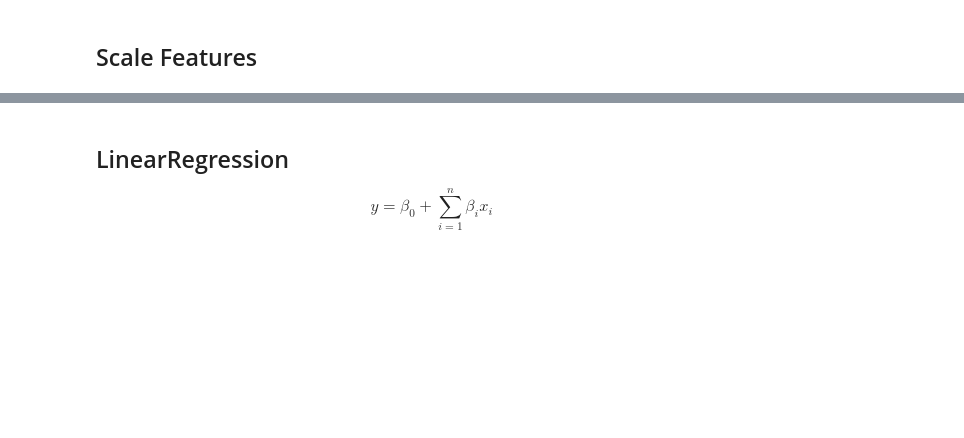
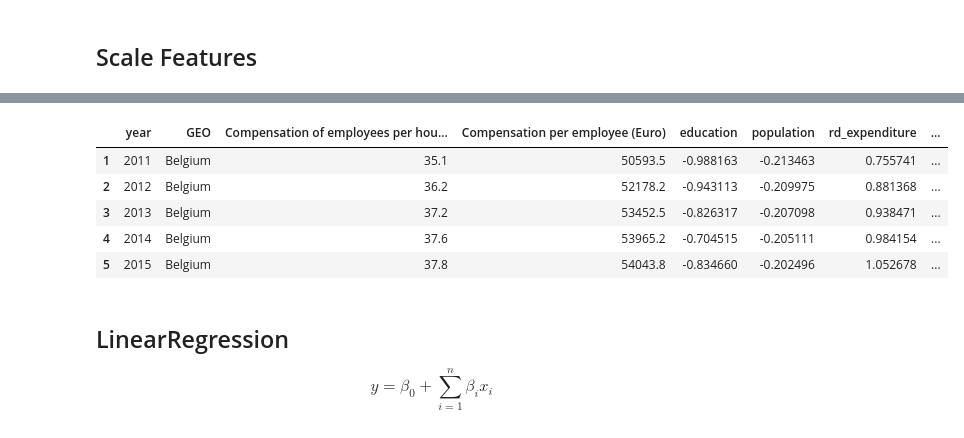
Before and after one commit to ADS-Group-15/eu-productivity-modeling, a Jupyter notebook: notebooks/models.ipynb, the cells around one changed output, grey strips where cells are left out. Saved outputs shown, nothing was run; the diff lists cells and outputs as text; code cells hidden in the pictures; blank space fills up the shorter version.

```diff
--- a/notebooks/models.ipynb
+++ b/notebooks/models.ipynb
@@ -47,3 +54,21 @@ df[['per_hour_worked', 'per_employee', 'education', 'population', 'rd_expenditur
+# %%
+features = ['education', 'population', 'rd_expenditure']
+shift_range = [1]
+for feature in features:
+    for shift in shift_range:
+        df[f'{feature}_shift_{shift}'] = df.sort_values('year').groupby(['GEO'])[feature].shift(shift)
+
+df = df[df['year'] > 2010]
+df = df.dropna()
+
+df.head()
+# %% [output]
+|  | year | GEO | Compensation of employees per hou... | Compensation per employee (Euro) | education | population | rd_expenditure | ... |
+| 1 | 2011 | Belgium | 35.1 | 50593.5 | -0.988163 | -0.213463 | 0.755741 | ... |
+| 2 | 2012 | Belgium | 36.2 | 52178.2 | -0.943113 | -0.209975 | 0.881368 | ... |
+| 3 | 2013 | Belgium | 37.2 | 53452.5 | -0.826317 | -0.207098 | 0.938471 | ... |
+| 4 | 2014 | Belgium | 37.6 | 53965.2 | -0.704515 | -0.205111 | 0.984154 | ... |
+| 5 | 2015 | Belgium | 37.8 | 54043.8 | -0.834660 | -0.202496 | 1.052678 | ... |
 # %% [markdown]
 ## LinearRegression
 
```
Also changed, not shown: parts of 5 cells of this notebook, 1 other file.
